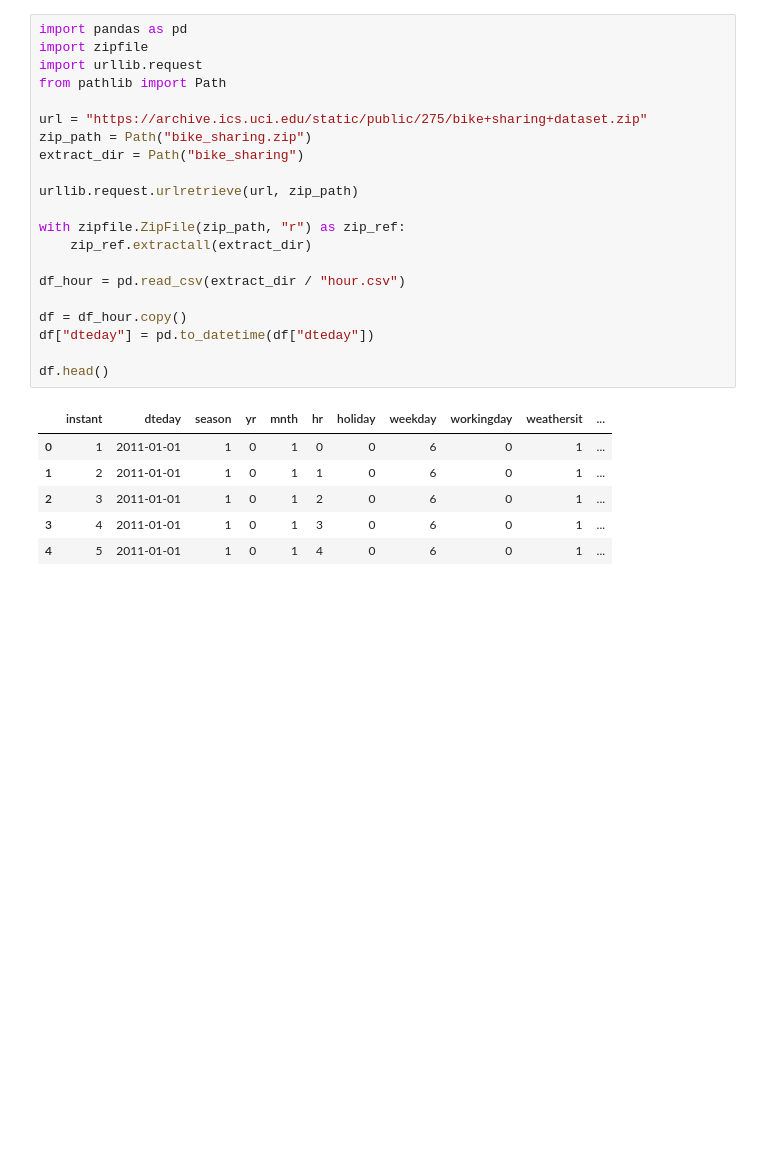
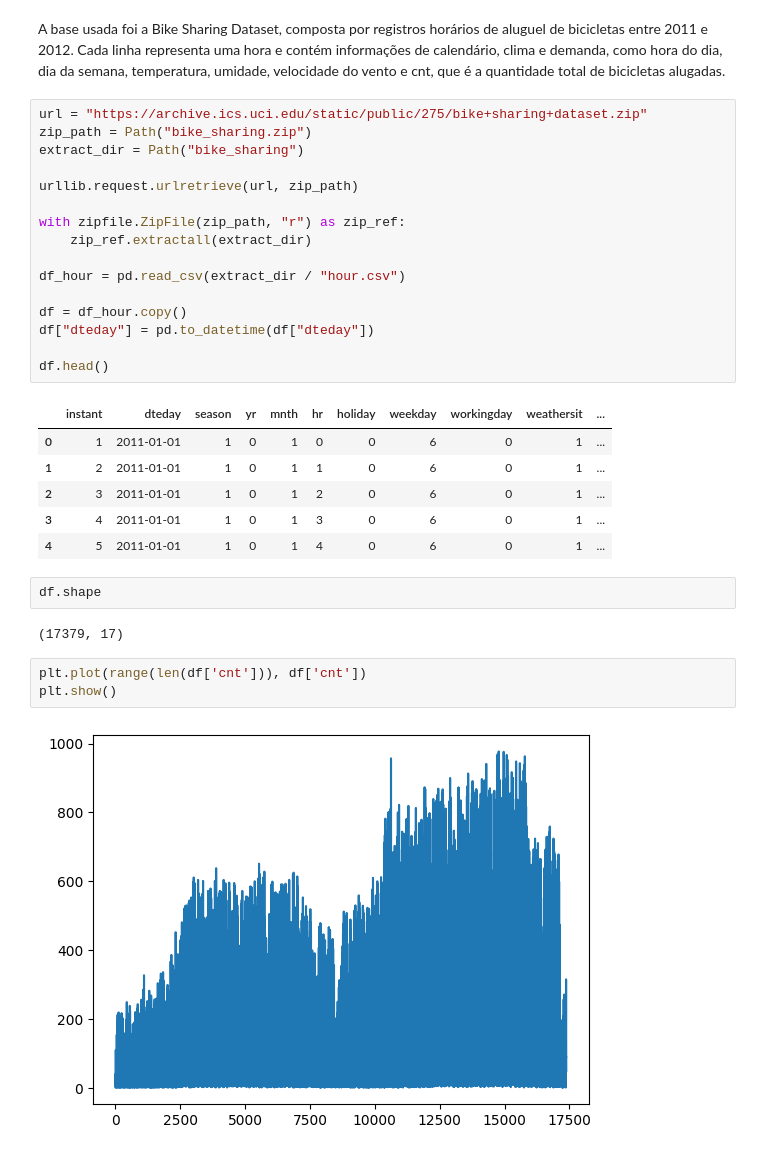
Before and after one commit to Thrakrien/ann-ifes-studies, a Jupyter notebook: bike_sharing_forecast.ipynb, the cells around one changed output. Drawn from its saved outputs; the diff is of its cells as text; blank space fills up the shorter version.

```diff
--- a/bike_sharing_forecast.ipynb
+++ b/bike_sharing_forecast.ipynb
@@ -3,9 +13,6 @@
+# %% [markdown]
+A base usada foi a Bike Sharing Dataset, composta por registros horários de aluguel de bicicletas entre 2011 e 2012. Cada linha representa uma hora e contém informações de calendário, clima e demanda, como hora do dia, dia da semana, temperatura, umidade, velocidade do vento e cnt, que é a quantidade total de bicicletas alugadas.
 # %%
-import pandas as pd
-import zipfile
-import urllib.request
-from pathlib import Path
-
 url = "https://archive.ics.uci.edu/static/public/275/bike+sharing+dataset.zip"
 zip_path = Path("bike_sharing.zip")
 extract_dir = Path("bike_sharing")
@@ -28,3 +35,12 @@ df.head()
 | 2 | 3 | 2011-01-01 | 1 | 0 | 1 | 2 | 0 | 6 | 0 | 1 | ... |
 | 3 | 4 | 2011-01-01 | 1 | 0 | 1 | 3 | 0 | 6 | 0 | 1 | ... |
 | 4 | 5 | 2011-01-01 | 1 | 0 | 1 | 4 | 0 | 6 | 0 | 1 | ... |
+# %%
+df.shape
+# %% [output]
+(17379, 17)
+# %%
+plt.plot(range(len(df['cnt'])), df['cnt'])
+plt.show()
+# %% [output]
+[figure, added]
```
Also changed, not shown: parts of 34 cells of this notebook.
